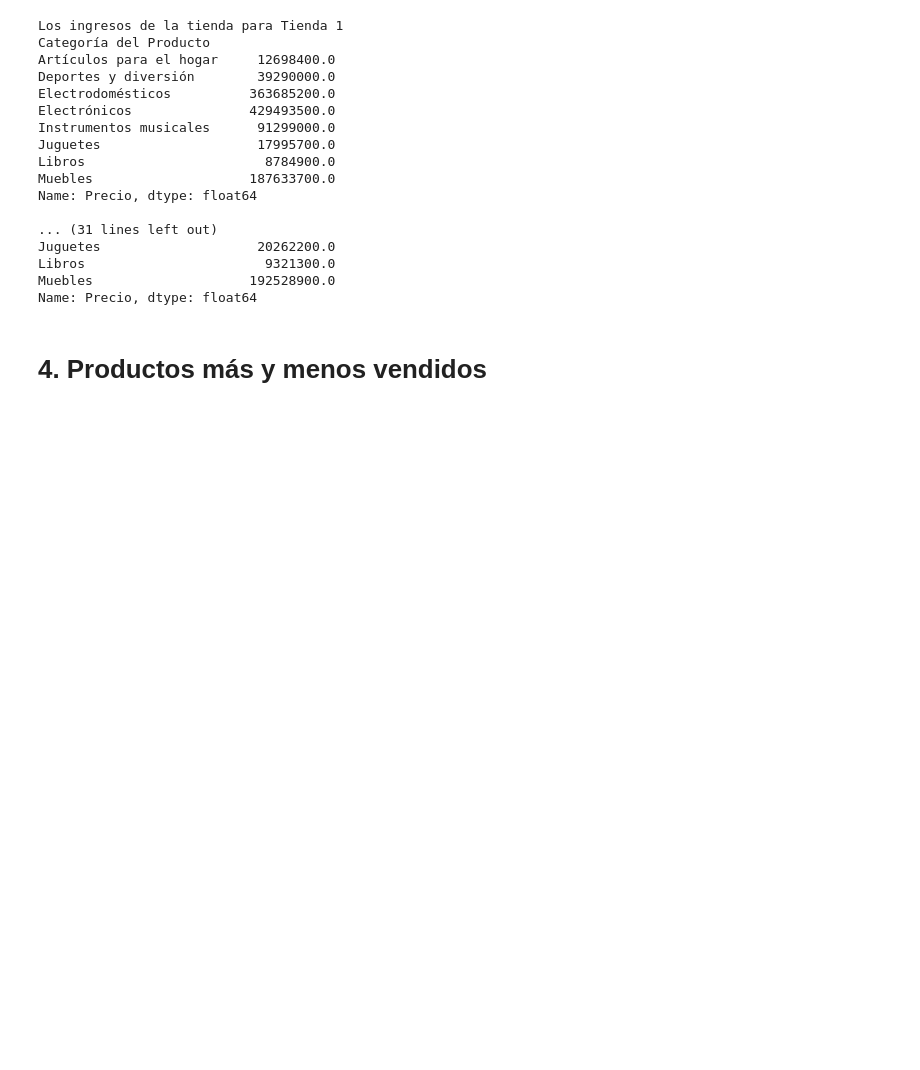
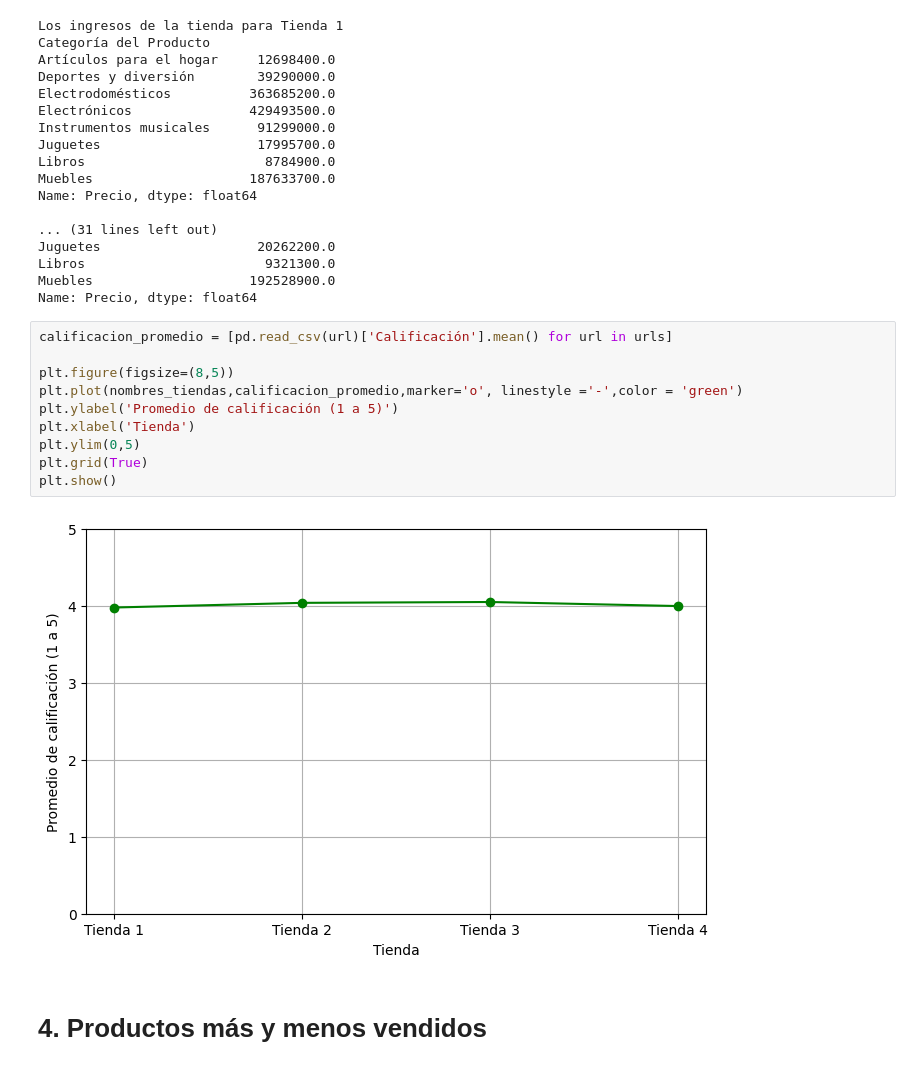
Before and after one commit to PRsant90/ChallengeDatos, a Jupyter notebook: AluraStoreLatam.ipynb, the cells around one changed output. Drawn from its saved outputs; the diff is of its cells as text; blank space fills up the shorter version.

```diff
--- a/AluraStoreLatam.ipynb
+++ b/AluraStoreLatam.ipynb
@@ -153,6 +181,18 @@ Juguetes                    20262200.0
 Libros                       9321300.0
 Muebles                    192528900.0
 Name: Precio, dtype: float64
+# %%
+calificacion_promedio = [pd.read_csv(url)['Calificación'].mean() for url in urls]
+
+plt.figure(figsize=(8,5))
+plt.plot(nombres_tiendas,calificacion_promedio,marker='o', linestyle ='-',color = 'green')
+plt.ylabel('Promedio de calificación (1 a 5)')
+plt.xlabel('Tienda')
+plt.ylim(0,5)
+plt.grid(True)
+plt.show()
+# %% [output]
+[figure, added]
 # %% [markdown]
 # 4. Productos más y menos vendidos
 # %%
```
Also changed, not shown: parts of 11 cells of this notebook.
